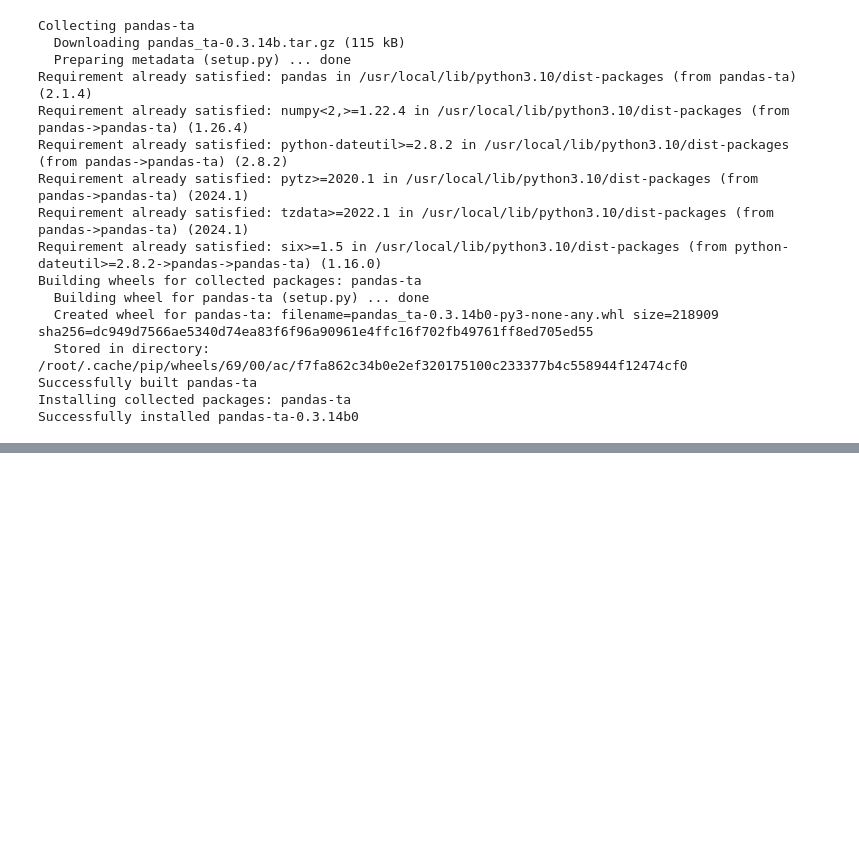
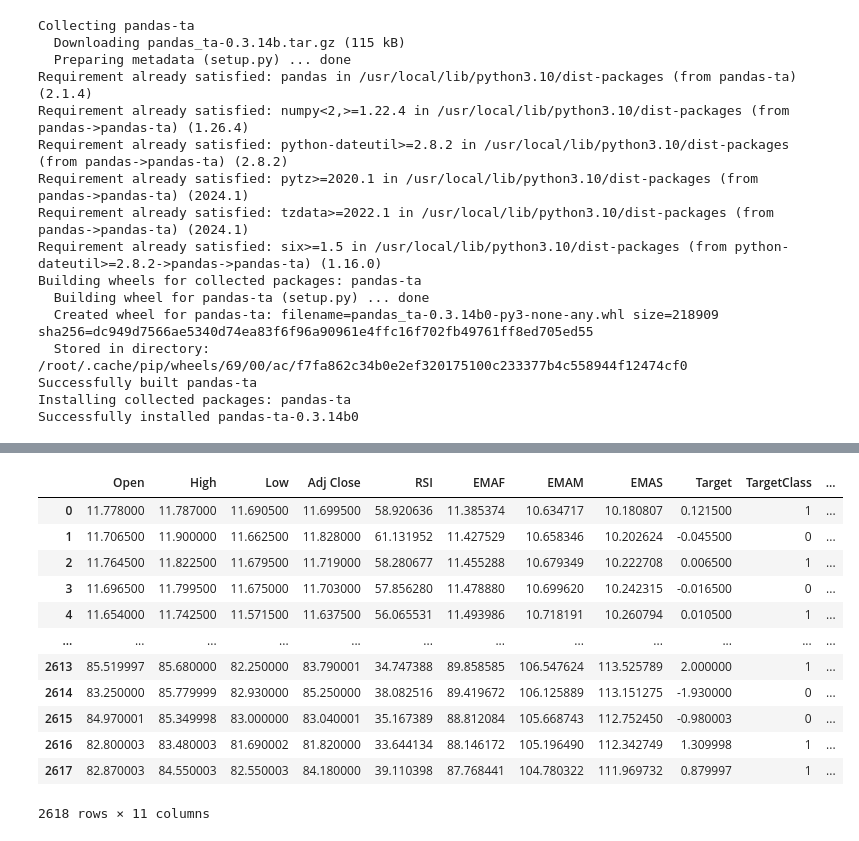
Before and after one commit to bilnazir/stockmarketprediction, a Jupyter notebook: fyp_GRU_amzn.ipynb, the cells around one changed output, grey strips where cells are left out. Drawn from its saved outputs; the diff is of its cells as text; code cells hidden in the pictures; blank space fills up the shorter version.

```diff
--- a/fyp_GRU_amzn.ipynb
+++ b/fyp_GRU_amzn.ipynb
@@ -21,0 +65,33 @@ Successfully installed pandas-ta-0.3.14b0
+# %%
+# Stock indicators for Processing
+
+df_3['RSI']=ta.rsi(df_3.Close, length=15)
+df_3['EMAF']=ta.ema(df_3.Close, length=20)
+df_3['EMAM']=ta.ema(df_3.Close, length=100)
+df_3['EMAS']=ta.ema(df_3.Close, length=150)
+
+df_3['Target'] = df_3['Adj Close']-df_3.Open
+df_3['Target'] = df_3['Target'].shift(-1)
+
+df_3['TargetClass'] = [1 if df_3.Target[i]>0 else 0 for i in range(len(df_3))]
+
+df_3['Target Adj Close'] = df_3['Adj Close'].shift(-1)
+
+df_3.dropna(inplace=True)
+df_3.reset_index(inplace = True)
+df_3.drop(['Volume', 'Close', 'Date'], axis=1, inplace=True)
+df_3
+# %% [output]
+|  | Open | High | Low | Adj Close | RSI | EMAF | EMAM | EMAS | Target | TargetClass | ... |
+| 0 | 11.778000 | 11.787000 | 11.690500 | 11.699500 | 58.920636 | 11.385374 | 10.634717 | 10.180807 | 0.121500 | 1 | ... |
+| 1 | 11.706500 | 11.900000 | 11.662500 | 11.828000 | 61.131952 | 11.427529 | 10.658346 | 10.202624 | -0.045500 | 0 | ... |
+| 2 | 11.764500 | 11.822500 | 11.679500 | 11.719000 | 58.280677 | 11.455288 | 10.679349 | 10.222708 | 0.006500 | 1 | ... |
+| 3 | 11.696500 | 11.799500 | 11.675000 | 11.703000 | 57.856280 | 11.478880 | 10.699620 | 10.242315 | -0.016500 | 0 | ... |
+| 4 | 11.654000 | 11.742500 | 11.571500 | 11.637500 | 56.065531 | 11.493986 | 10.718191 | 10.260794 | 0.010500 | 1 | ... |
+| ... | ... | ... | ... | ... | ... | ... | ... | ... | ... | ... | ... |
+| 2613 | 85.519997 | 85.680000 | 82.250000 | 83.790001 | 34.747388 | 89.858585 | 106.547624 | 113.525789 | 2.000000 | 1 | ... |
+| 2614 | 83.250000 | 85.779999 | 82.930000 | 85.250000 | 38.082516 | 89.419672 | 106.125889 | 113.151275 | -1.930000 | 0 | ... |
+| 2615 | 84.970001 | 85.349998 | 83.000000 | 83.040001 | 35.167389 | 88.812084 | 105.668743 | 112.752450 | -0.980003 | 0 | ... |
+| 2616 | 82.800003 | 83.480003 | 81.690002 | 81.820000 | 33.644134 | 88.146172 | 105.196490 | 112.342749 | 1.309998 | 1 | ... |
+| 2617 | 82.870003 | 84.550003 | 82.550003 | 84.180000 | 39.110398 | 87.768441 | 104.780322 | 111.969732 | 0.879997 | 1 | ... |
+2618 rows × 11 columns
```
Also changed, not shown: parts of 4 cells of this notebook.
